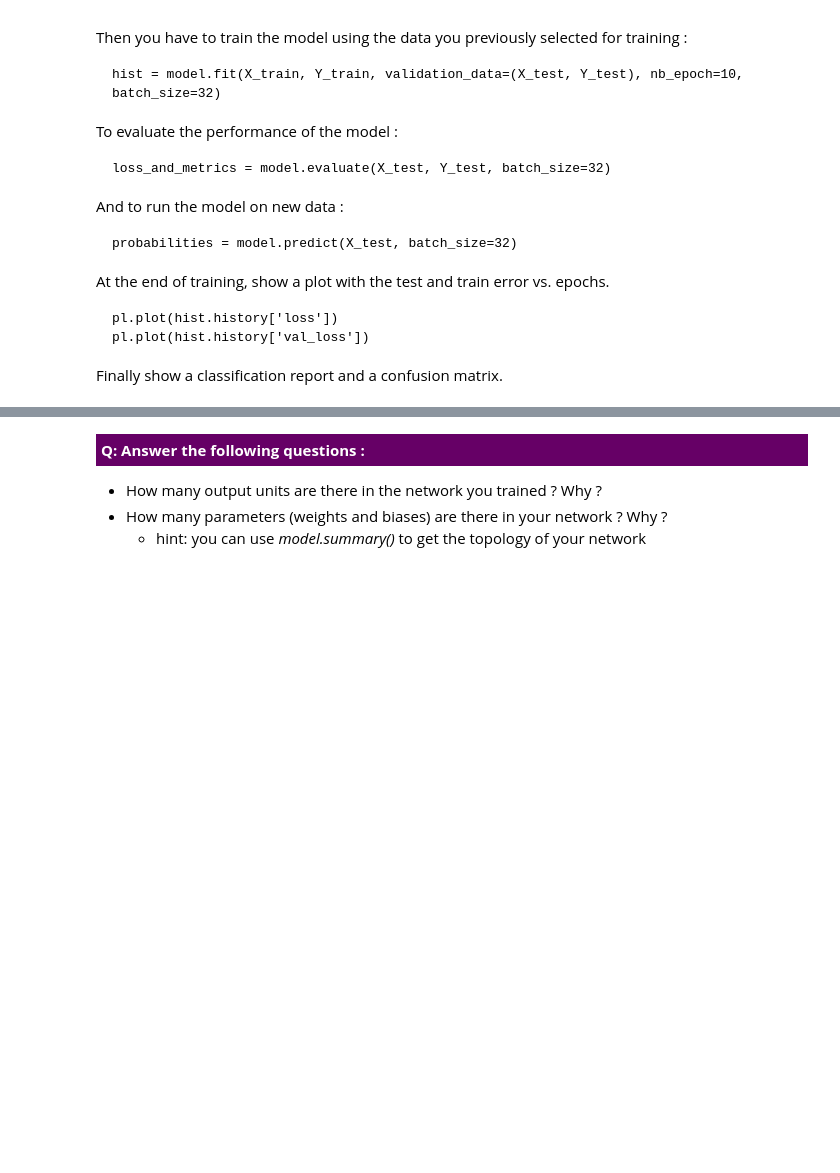
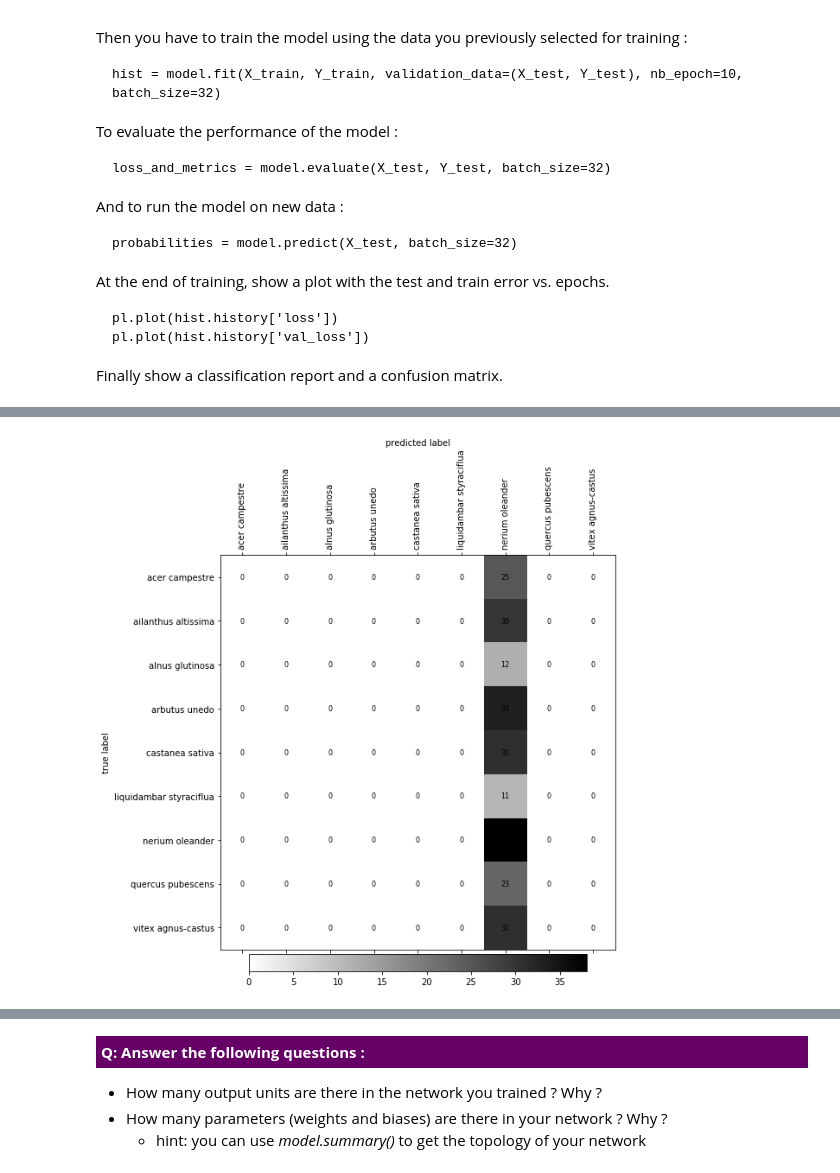
Before and after one commit to mylag/MLBD, a Jupyter notebook: MLBD_lab2/lab2_assignment.ipynb, the cells around one changed output, grey strips where cells are left out. Saved outputs shown, nothing was run; the diff lists cells and outputs as text; code cells hidden in the pictures; blank space fills up the shorter version.

```diff
--- a/MLBD_lab2/lab2_assignment.ipynb
+++ b/MLBD_lab2/lab2_assignment.ipynb
@@ -672,0 +794,8 @@ Finally show a classification report and a confusion matrix.
+# %%
+# MLBD - Labo
+
+# Finally show a classification report and a confusion matrix.
+report = skmetrics.classification_report(y_confmat, y_pred,
+                                         labels=np.arange(len(lencoder.classes_)),
+                                         target_names=lencoder.classes_)
+confmat = confusion_matrix(y_confmat, y_pred)
@@ -673,3 +818,8 @@ Finally show a classification report and a confusion matrix.
+# %%
+pl.figure(figsize=(10, 10))
+plot_confusion_matrix(confmat, lencoder.classes_, cmap=cm.gray_r)
+# %% [output]
+[figure, added]
 # %% [markdown]
 <p style="background-color:#660066; color:#fff;padding:5px; font-weight:bold">Q: Play with the training parameters.</p>
 Explore the training process and try to find a good set of parameters. The main parameters are : *learningrate* (lr), *momentum* (momentum), the number of hidden units in your network and the number of updates performed by the algorithm (epochs).
```
Also changed, not shown: parts of 7 cells of this notebook.
